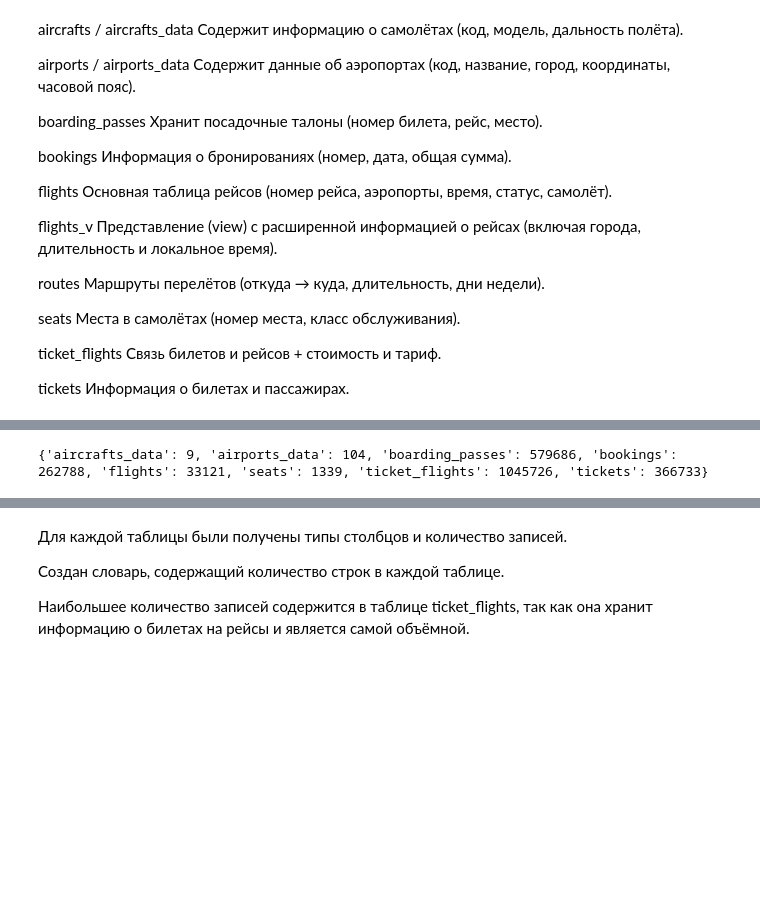
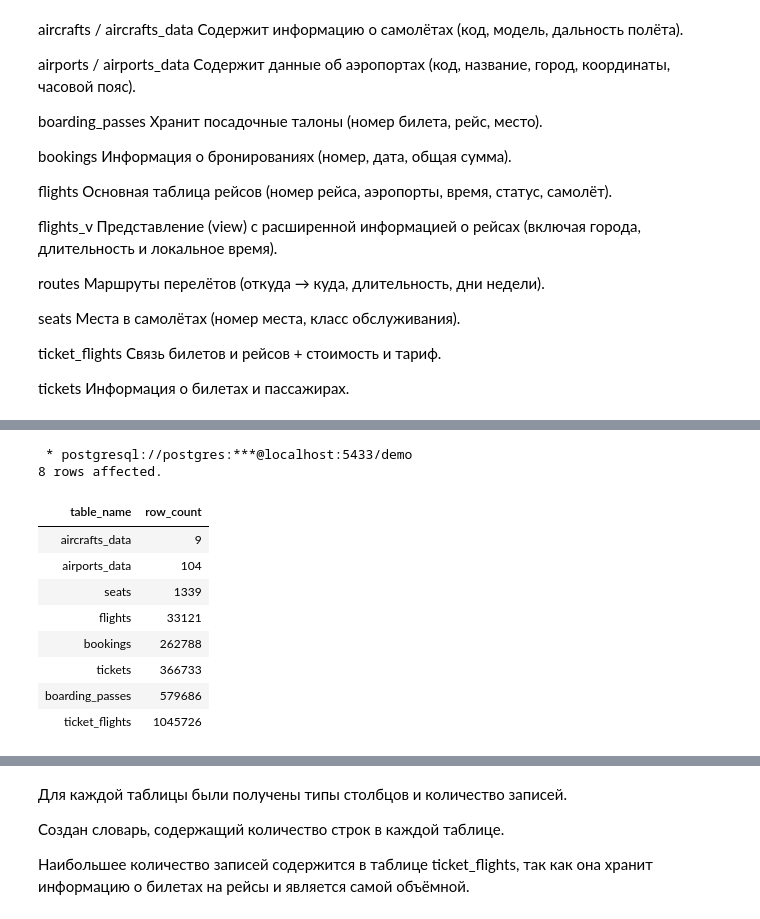
Before and after one commit to dudewy/bd-3, a Jupyter notebook: task3.ipynb, the cells around one changed output, grey strips where cells are left out. Saved outputs shown, nothing was run; the diff lists cells and outputs as text; code cells hidden in the pictures; blank space fills up the shorter version.

```diff
--- a/task3.ipynb
+++ b/task3.ipynb
@@ -78,24 +122,54 @@ print(cur.fetchall())
 # %%
-#колво записей в таблицах
-tables = [
-    'aircrafts_data',
-    'airports_data',
-    'boarding_passes',
-    'bookings',
-    'flights',
-    'seats',
-    'ticket_flights',
-    'tickets'
-]
+%%sql
 
-counts = {}
+SELECT 'aircrafts_data' AS table_name, COUNT(*) AS row_count
+FROM bookings.aircrafts_data
 
-for table in tables:
-    cur.execute(f"SELECT COUNT(*) FROM bookings.{table};")
-    count = cur.fetchone()[0]
-    counts[table] = count
+UNION ALL
 
-print(counts)
+SELECT 'airports_data', COUNT(*)
+FROM bookings.airports_data
+
+UNION ALL
+
+SELECT 'boarding_passes', COUNT(*)
+FROM bookings.boarding_passes
+
+UNION ALL
+
+SELECT 'bookings', COUNT(*)
+FROM bookings.bookings
+
+UNION ALL
+
+SELECT 'flights', COUNT(*)
+FROM bookings.flights
+
+UNION ALL
+
+SELECT 'seats', COUNT(*)
+FROM bookings.seats
+
+UNION ALL
+
+SELECT 'ticket_flights', COUNT(*)
+FROM bookings.ticket_flights
+
+UNION ALL
+
+SELECT 'tickets', COUNT(*)
+FROM bookings.tickets;
+#UNION объединяетрезультаты нескольких SELECT в одну таблицу
 # %% [output]
-{'aircrafts_data': 9, 'airports_data': 104, 'boarding_passes': 579686, 'bookings': 262788, 'flights': 33121, 'seats': 1339, 'ticket_flights': 1045726, 'tickets': 366733}
+ * postgresql://postgres:***@localhost:5433/demo
+8 rows affected.
+| table_name | row_count |
+| aircrafts_data | 9 |
+| airports_data | 104 |
+| seats | 1339 |
+| flights | 33121 |
+| bookings | 262788 |
+| tickets | 366733 |
+| boarding_passes | 579686 |
+| ticket_flights | 1045726 |
 # %%
```
Also changed, not shown: parts of 33 cells of this notebook.
